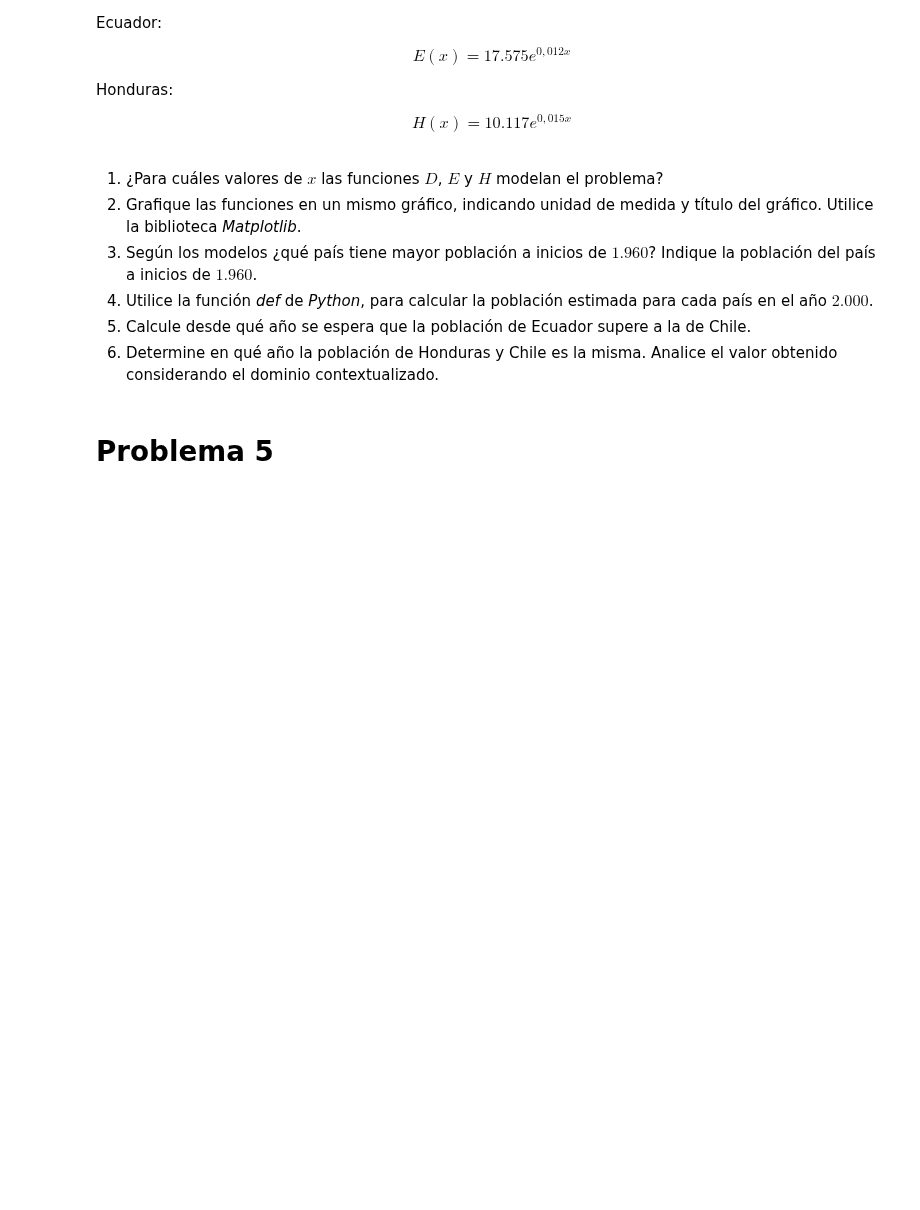
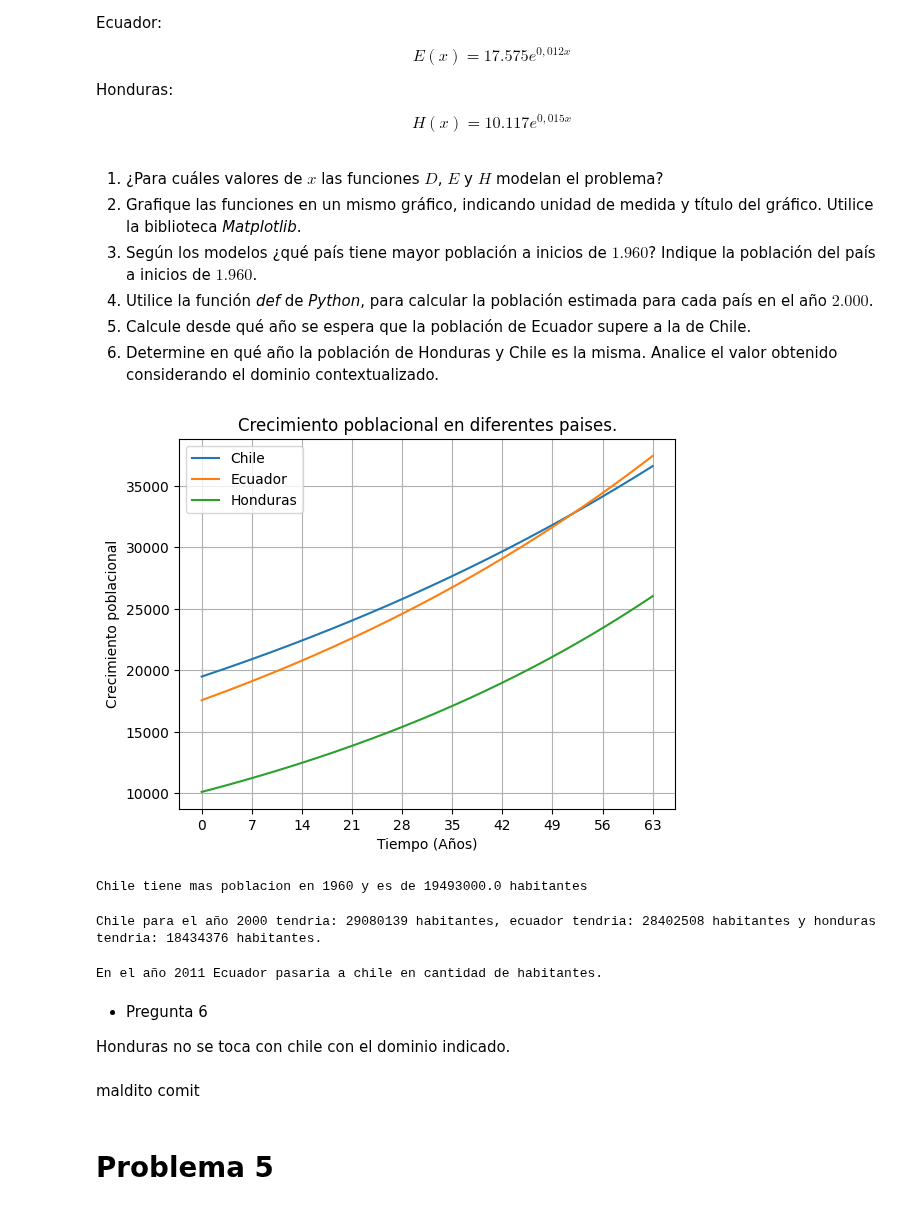
Before and after one commit to martcisternas/MatematicasAplicadas0, a Jupyter notebook: G3_Aplicaciones_de_funciones(1).ipynb, the cells around one changed output. Saved outputs shown, nothing was run; the diff lists cells and outputs as text; code cells hidden in the pictures; blank space fills up the shorter version.

```diff
--- a/G3_Aplicaciones_de_funciones(1).ipynb
+++ b/G3_Aplicaciones_de_funciones(1).ipynb
@@ -77,6 +77,76 @@ $$H(x)=10.117e^{0,015x}$$
 4. Utilice la función *def* de *Python*, para calcular la población estimada para cada país en el año $2.000$.
 5. Calcule desde qué año se espera que la población de Ecuador supere a la de Chile.
 6. Determine en qué año la población de Honduras y Chile es la misma. Analice el valor obtenido considerando el dominio contextualizado.
+# %%
+import numpy as np
+import matplotlib.pyplot as plt
+def C(x):
+    return 19493 * np.exp(0.01*x)
+def E(x):
+    return 17575 * np.exp(0.012*x)
+def H(x):
+    return 10117 * np.exp(0.015*x)
+
+x = np.arange(0,63.1,0.1)
+plt.plot(x, C(x), label = 'Chile')
+plt.plot(x, E(x), label = 'Ecuador')
+plt.plot(x, H(x), label = 'Honduras')
+plt.title('Crecimiento poblacional en diferentes paises.')
+plt.xlabel('Tiempo (Años)')
+plt.ylabel('Crecimiento poblacional')
+plt.xticks(np.arange(0,63.1,7))
+plt.grid(True)
+plt.legend()
+plt.show()
+# %% [output]
+[figure, added]
+# %%
+def C(x):
+    return 19493 * np.exp(0.01*x)
+
+print(f"Chile tiene mas poblacion en 1960 y es de {C(0)*1000} habitantes")
+# %% [output]
+Chile tiene mas poblacion en 1960 y es de 19493000.0 habitantes
+# %%
+def C(x):
+    return 19493 * np.exp(0.01*x)
+def E(x):
+    return 17575 * np.exp(0.012*x)
+def H(x):
+    return 10117 * np.exp(0.015*x)
+
+print(f'Chile para el año 2000 tendria: {C(40)*1000:.0f} habitantes, ecuador tendria: {E(40)*1000:.0f} habitantes y honduras tendria: {H(40)*1000:.0f} habitantes.')
+# %% [output]
+Chile para el año 2000 tendria: 29080139 habitantes, ecuador tendria: 28402508 habitantes y honduras tendria: 18434376 habitantes.
+# %%
+import numpy as np
+from scipy.optimize import fsolve
+
+def C(x):
+    return 19493 * np.exp(0.01*x)
+
+def E(x):
+    return 17575 * np.exp(0.012*x)
+
+def H(x):
+    return 10117 * np.exp(0.015*x)
+
+def interseccion(x):
+    return C(x) - E(x)
+
+x=np.linspace(2,5,1)
+solucion=fsolve(interseccion,x)
+y_int = C(solucion[0])
+
+print(f'En el año 2011 Ecuador pasaria a chile en cantidad de habitantes.')
+# %% [output]
+En el año 2011 Ecuador pasaria a chile en cantidad de habitantes.
+# %% [markdown]
+* Pregunta 6
+
+Honduras no se toca con chile con el dominio indicado.
+# %% [markdown]
+maldito comit
 # %% [markdown]
 # Problema 5
 # %% [markdown]
```
Also changed, not shown: parts of 3 cells of this notebook.
